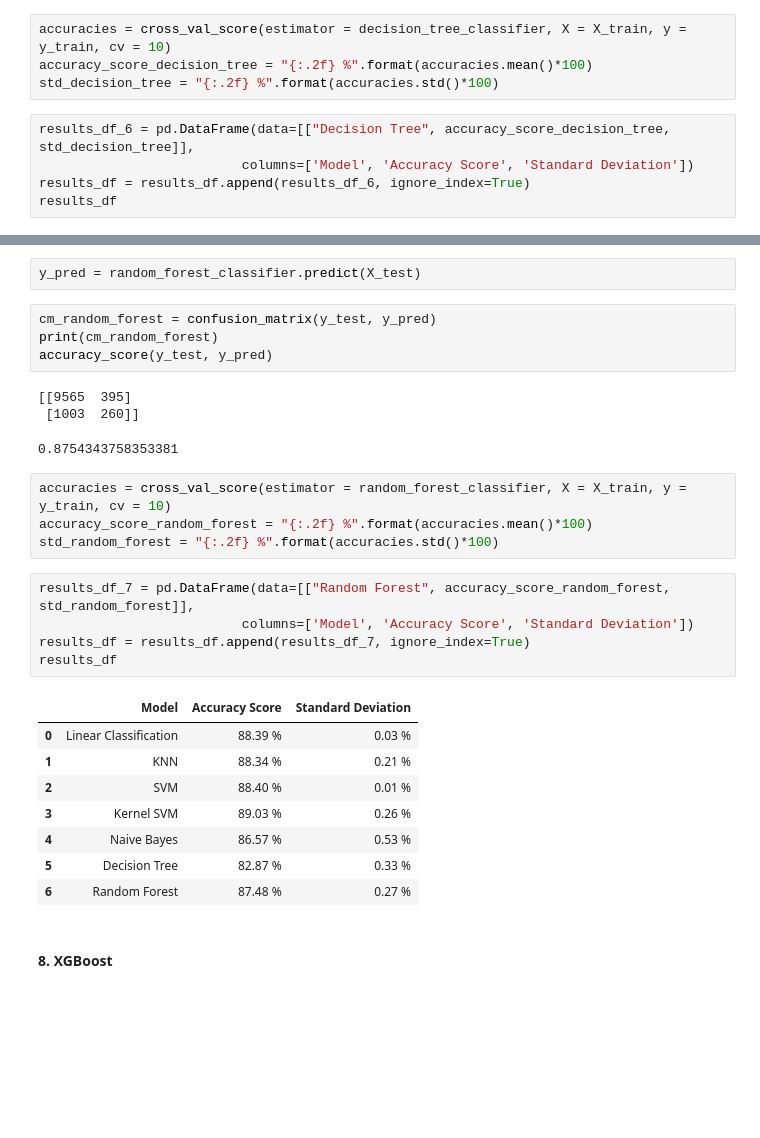
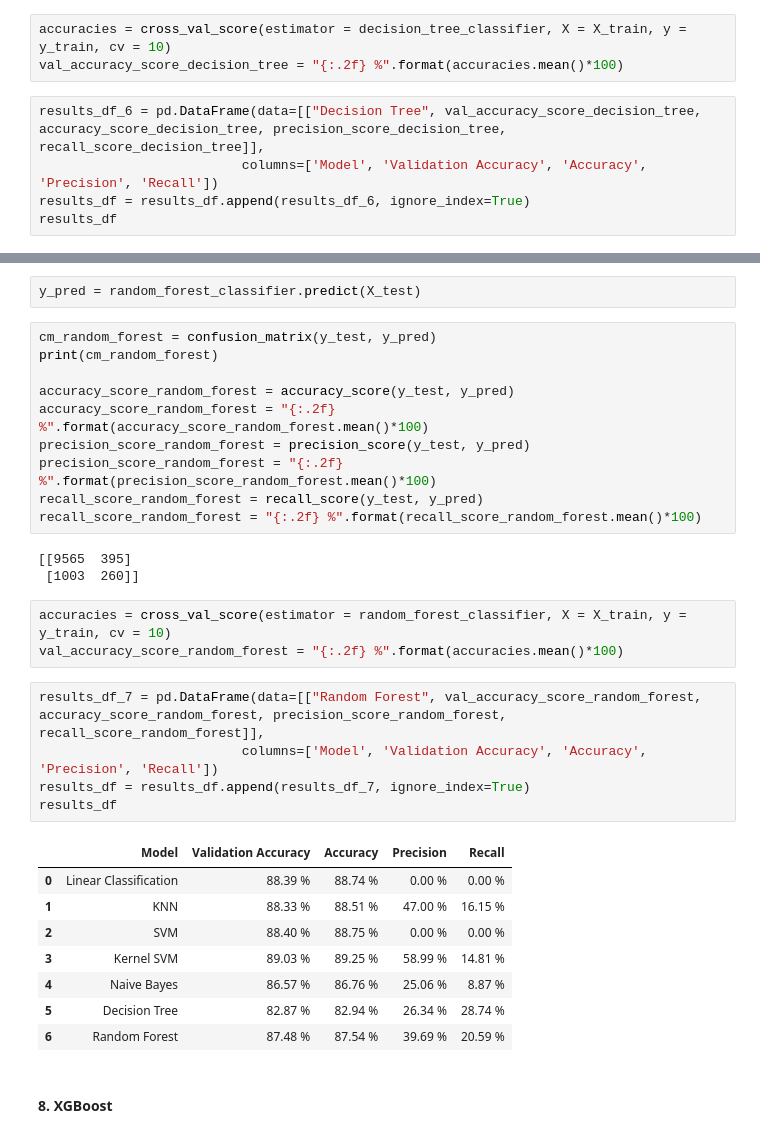
Before and after one commit to antoniobaricevic/ML_Bank-Marketing-Campaign, a Jupyter notebook: marketing_campaign.ipynb, the cells around one changed output, grey strips where cells are left out. Saved outputs shown, nothing was run; the diff lists cells and outputs as text; blank space fills up the shorter version.

```diff
--- a/marketing_campaign.ipynb
+++ b/marketing_campaign.ipynb
@@ -919,10 +944,9 @@ accuracy_score(y_test, y_pred)
 # %%
 accuracies = cross_val_score(estimator = decision_tree_classifier, X = X_train, y = y_train, cv = 10)
-accuracy_score_decision_tree = "{:.2f} %".format(accuracies.mean()*100)
-std_decision_tree = "{:.2f} %".format(accuracies.std()*100)
+val_accuracy_score_decision_tree = "{:.2f} %".format(accuracies.mean()*100)
 # %%
-results_df_6 = pd.DataFrame(data=[["Decision Tree", accuracy_score_decision_tree, std_decision_tree]],
-                          columns=['Model', 'Accuracy Score', 'Standard Deviation'])
+results_df_6 = pd.DataFrame(data=[["Decision Tree", val_accuracy_score_decision_tree, accuracy_score_decision_tree, precision_score_decision_tree, recall_score_decision_tree]],
+                          columns=['Model', 'Validation Accuracy', 'Accuracy', 'Precision', 'Recall'])
 results_df = results_df.append(results_df_6, ignore_index=True)
 results_df
 # %% [output]
@@ -950,32 +974,36 @@ RandomForestClassifier(bootstrap=True, ccp_alpha=0.0, class_weight=None,
                        warm_start=False)
 # %%
 y_pred = random_forest_classifier.predict(X_test)
-# %%
-cm_random_forest = confusion_matrix(y_test, y_pred)
-print(cm_random_forest)
-accuracy_score(y_test, y_pred)
-# %% [output]
-[[9565  395]
- [1003  260]]
-0.8754343758353381
+# %%
+cm_random_forest = confusion_matrix(y_test, y_pred)
+print(cm_random_forest)
+
+accuracy_score_random_forest = accuracy_score(y_test, y_pred)
+accuracy_score_random_forest = "{:.2f} %".format(accuracy_score_random_forest.mean()*100)
+precision_score_random_forest = precision_score(y_test, y_pred)
+precision_score_random_forest = "{:.2f} %".format(precision_score_random_forest.mean()*100)
+recall_score_random_forest = recall_score(y_test, y_pred)
+recall_score_random_forest = "{:.2f} %".format(recall_score_random_forest.mean()*100)
+# %% [output]
+[[9565  395]
+ [1003  260]]
 # %%
 accuracies = cross_val_score(estimator = random_forest_classifier, X = X_train, y = y_train, cv = 10)
-accuracy_score_random_forest = "{:.2f} %".format(accuracies.mean()*100)
-std_random_forest = "{:.2f} %".format(accuracies.std()*100)
+val_accuracy_score_random_forest = "{:.2f} %".format(accuracies.mean()*100)
 # %%
-results_df_7 = pd.DataFrame(data=[["Random Forest", accuracy_score_random_forest, std_random_forest]],
-                          columns=['Model', 'Accuracy Score', 'Standard Deviation'])
+results_df_7 = pd.DataFrame(data=[["Random Forest", val_accuracy_score_random_forest, accuracy_score_random_forest, precision_score_random_forest, recall_score_random_forest]],
+                          columns=['Model', 'Validation Accuracy', 'Accuracy', 'Precision', 'Recall'])
 results_df = results_df.append(results_df_7, ignore_index=True)
 results_df
 # %% [output]
-|  | Model | Accuracy Score | Standard Deviation |
-| 0 | Linear Classification | 88.39 % | 0.03 % |
-| 1 | KNN | 88.34 % | 0.21 % |
-| 2 | SVM | 88.40 % | 0.01 % |
-| 3 | Kernel SVM | 89.03 % | 0.26 % |
-| 4 | Naive Bayes | 86.57 % | 0.53 % |
-| 5 | Decision Tree | 82.87 % | 0.33 % |
-| 6 | Random Forest | 87.48 % | 0.27 % |
+|  | Model | Validation Accuracy | Accuracy | Precision | Recall |
+| 0 | Linear Classification | 88.39 % | 88.74 % | 0.00 % | 0.00 % |
+| 1 | KNN | 88.33 % | 88.51 % | 47.00 % | 16.15 % |
+| 2 | SVM | 88.40 % | 88.75 % | 0.00 % | 0.00 % |
+| 3 | Kernel SVM | 89.03 % | 89.25 % | 58.99 % | 14.81 % |
+| 4 | Naive Bayes | 86.57 % | 86.76 % | 25.06 % | 8.87 % |
+| 5 | Decision Tree | 82.87 % | 82.94 % | 26.34 % | 28.74 % |
+| 6 | Random Forest | 87.48 % | 87.54 % | 39.69 % | 20.59 % |
 # %% [markdown]
 #### 8. XGBoost
 # %%
```
Also changed, not shown: parts of 34 cells of this notebook, 3 other files.
